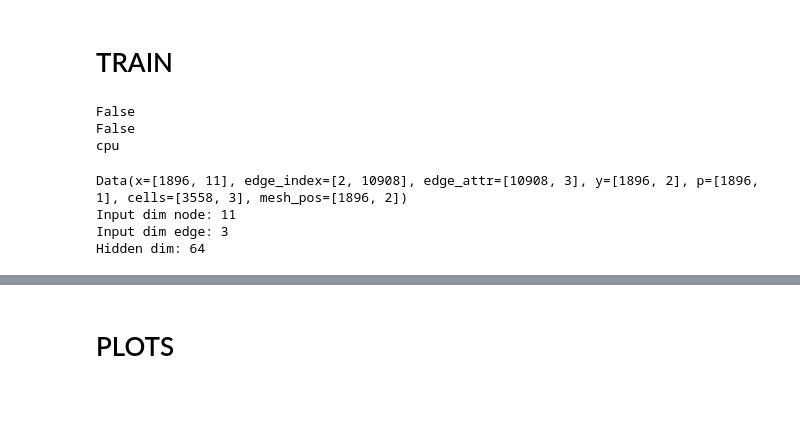
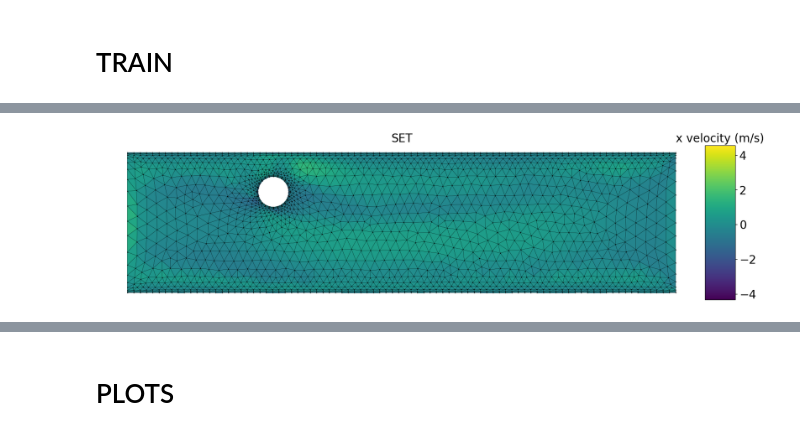
Before and after one commit to oyvinkm/SST_GNN, a Jupyter notebook: code/run.ipynb, the cells around one changed output, grey strips where cells are left out. Saved outputs shown, nothing was run; the diff lists cells and outputs as text; code cells hidden in the pictures; blank space fills up the shorter version.

Commit message:
moved to cuda

```diff
--- a/code/run.ipynb
+++ b/code/run.ipynb
@@ -405,7 +415,7 @@ for args in [
          'num_layers': 1,
          'batch_size': 16,
          'hidden_dim': 64,
-         'epochs': 100,
+         'epochs': 1,
          'opt': 'adam',
          'opt_scheduler': 'none',
          'opt_restart': 0,
@@ -462,25 +458,11 @@ def build_optimizer(args, params):
         scheduler = optim.lr_scheduler.CosineAnnealingLR(optimizer, T_max=args.opt_restart)
     return scheduler, optimizer
 # %%
-print(torch.backends.mps.is_available())
-print(torch.backends.mps.is_built())
-device = 'cpu' if torch.backends.mps.is_available() else 'cpu'
+device = 'cuda' if torch.cuda.is_available() else 'cpu'
 args.device = device
-print(device)
-# %% [output]
-False
-False
-cpu
 # %%
 dataset = MeshDataset(root_dir = 'data/cylinder_flow/', instance_id=1, layer_num=5)
-print(dataset[0])
 input_dim_node, input_dim_edge = dataset[0].num_features, dataset[0].edge_attr.shape[1]
-print(f'Input dim node: {input_dim_node}\nInput dim edge: {input_dim_edge}\nHidden dim: {args.hidden_dim}')
-# %% [output]
-Data(x=[1896, 11], edge_index=[2, 10908], edge_attr=[10908, 3], y=[1896, 2], p=[1896, 1], cells=[3558, 3], mesh_pos=[1896, 2])
-Input dim node: 11
-Input dim edge: 3
-Hidden dim: 64
 # %%
 def MSEloss(pred, inputs, mean_vec_x, std_vec_x):
   #Define the node types that we calculate loss for
@@ -505,20 +485,12 @@ from torch.nn import MSELoss as MSE
 # %%
-# Define Model
-# model = MessagePassingLayer(input_dim_node = input_dim_node,
-#                             #input_dim_edge = input_dim_edge,
-#                             hidden_dim = args.hidden_dim,
-#                             ld = args.hidden_dim,
-#                             l_n = 5,
-#                             #output_dim=2,
-#                             args = args).to(device)
-
+h = 11
+num_layers = 1
 model = MultiScaleAutoEncoder(input_dim_node,
                               input_dim_edge,
                               input_dim_node,
                               h,
                               num_layers,
                               args=args)
-
 
 scheduler, opt = build_optimizer(args, model.parameters())
 
@@ -529,3 +501,36 @@ scheduler, opt = build_optimizer(args, model.parameters())
         std_vec_x.to(device),mean_vec_edge.to(device),std_vec_edge.to(device),mean_vec_y.to(device),std_vec_y.to(device)) """
 
 loader = DataLoader(dataset, batch_size = 1, shuffle=args.shuffle)
+model = model.to(device)
+# %%
+from matplotlib import pyplot as plt
+from utils.visualization import plot_mesh
+
+losses = []
+loss_func = MSE()
+mean_vec_y, std_vec_y, mean_vec_x, std_vec_x = dataset.mean_vec_y, dataset.std_vec_y, dataset.mean_vec_x, dataset.std_vec_x
+m_gs, m_ids = dataset.m_gs, dataset.m_ids
+for epoch in trange(args.epochs, desc="Training", unit="Epochs"):
+        total_loss = 0
+        model.train()
+        num_loops=0
+        for batch in loader:
+            batch.x = normalize(batch.x, mean_vec_x, std_vec_x)
+            #Note that normalization must be done before it's called. The unnormalized
+            #data needs to be preserved in order to correctly calculate the loss
+            #batch=batch.to(device)
+            opt.zero_grad()         #zero gradients each time
+            pred = model(batch.to(device), m_gs, m_ids)
+            loss = loss_func(pred, batch.x)
+            loss.backward()         #backpropagate loss
+            opt.step()
+            total_loss += loss.item()
+            num_loops+=1
+        total_loss /= num_loops
+        print(f'Total loss : {total_loss}')
+        losses.append(total_loss)
+        plot_g = batch[0]
+        plot_g.x = plot_g.x - pred
+        with torch.no_grad():
+            plot_mesh(plot_g, args)
+# %% [output]
@@ -532 +538,2 @@ loader = DataLoader(dataset, batch_size = 1, shuffle=args.shuffle)
+[figure, added]
 # %%
```
Also changed, not shown: parts of 18 cells of this notebook, 2 other files.
